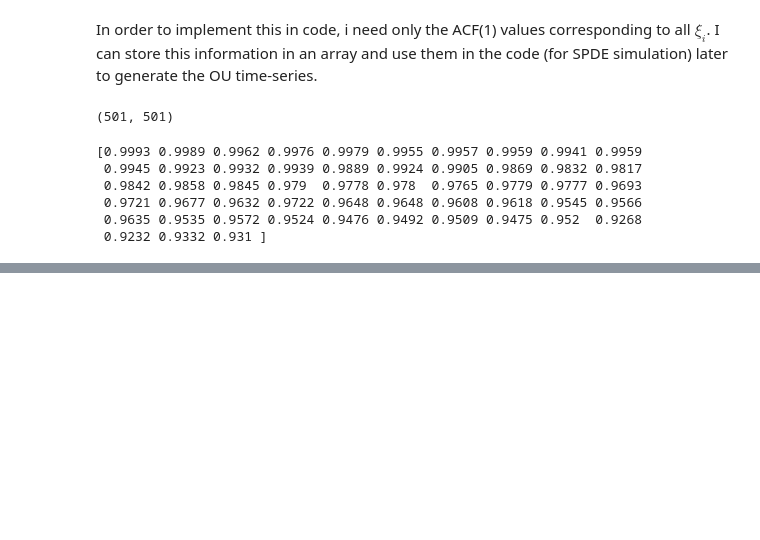
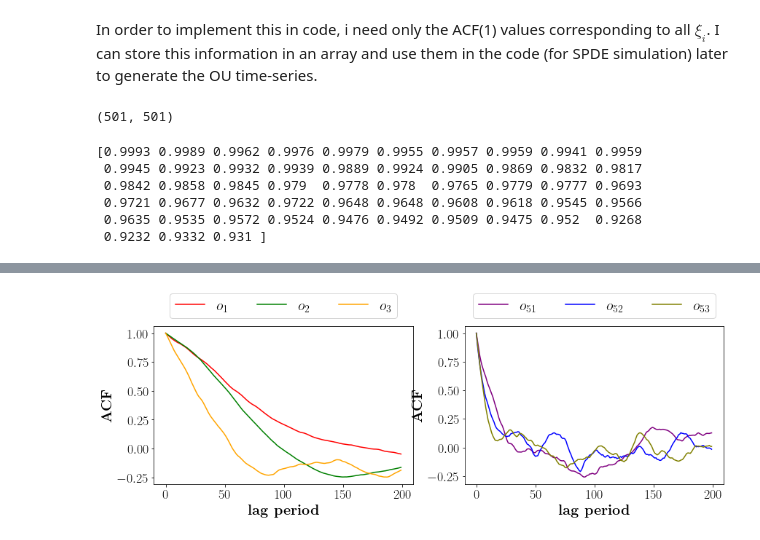
Before and after one commit to sharma-kk/coupled_OA_model, a Jupyter notebook: deterministic/224x32/autoregressive_model_time_series_config1_t25_to_t45.ipynb, the cells around one changed output, grey strips where cells are left out. Drawn from its saved outputs; the diff is of its cells as text; code cells hidden in the pictures; blank space fills up the shorter version.

Commit message:
create plots for paper

```diff
--- a/deterministic/224x32/autoregressive_model_time_series_config1_t25_to_t45.ipynb
+++ b/deterministic/224x32/autoregressive_model_time_series_config1_t25_to_t45.ipynb
@@ -282,0 +295,21 @@ array([0.08642626, 0.04248242, 0.52620286, 0.17943058, 0.2618631 ,
+# %%
+fig,axes = plt.subplots(1,2, figsize=(14, 4))
+
+axes[0].plot(acf(M[:,0], n_lags), label=r'${o}_1$', color='red')
+axes[0].plot(acf(M[:,1], n_lags), label=r'${o}_2$', color='green')
+axes[0].plot(acf(M[:,2], n_lags), label=r'${o}_3$', color='orange')
+axes[0].legend(loc='upper center', bbox_to_anchor=(0.5, 1.25), ncol=3)  # Move legend outside
+
+axes[1].plot(acf(M[:,50], n_lags), label=r'${o}_{51}$', color='purple')
+axes[1].plot(acf(M[:,51], n_lags), label=r'${o}_{52}$', color='blue')
+axes[1].plot(acf(M[:,52], n_lags), label=r'${o}_{53}$', color='olive')
+axes[1].legend(loc='upper center', bbox_to_anchor=(0.5, 1.25), ncol=3)  # Move legend outside
+
+
+for ax in axes:
+    ax.set_ylabel(r'\textbf{ACF}')
+    ax.set_xlabel(r'\textbf{lag period}')
+
+plt.savefig('./plots/ACF_ou_generated_time_series.pdf',bbox_inches='tight')
+# %% [output]
+[figure, added]
```
Also changed, not shown: parts of 12 cells of this notebook, 2 other files.
